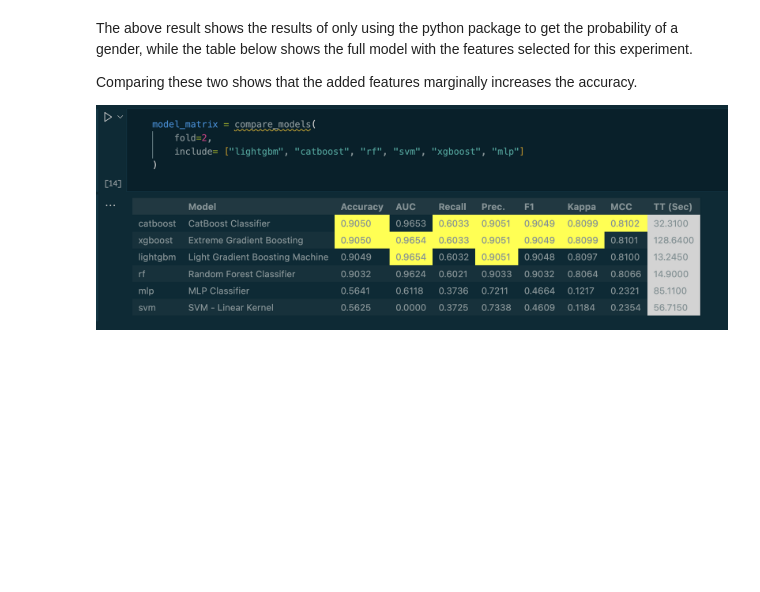
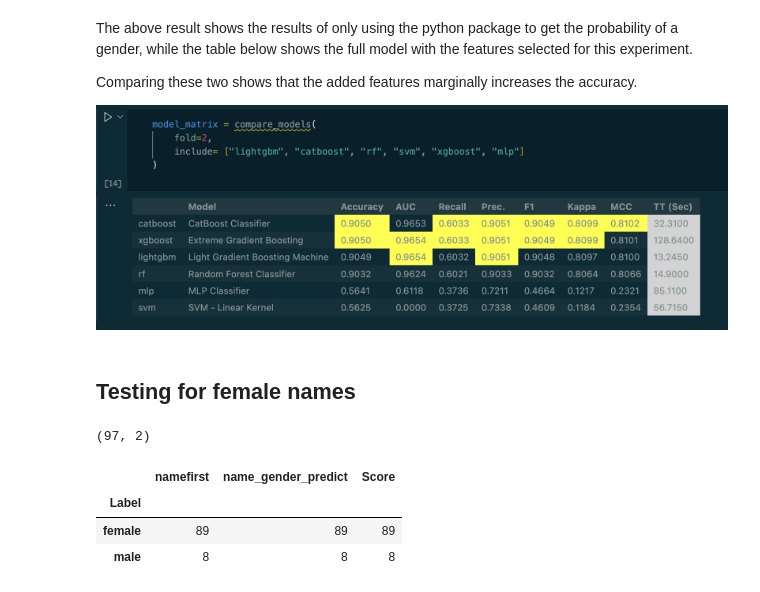
Before and after one commit to ryankazmerik/data-sci, a Jupyter notebook: experiments/G2 Experiment/G2 Experiment.ipynb, the cells around one changed output. Cells and saved outputs as stored; diff of their text form; code cells hidden in the pictures; blank space fills up the shorter version.

```diff
--- a/experiments/G2 Experiment/G2 Experiment.ipynb
+++ b/experiments/G2 Experiment/G2 Experiment.ipynb
@@ -377,0 +386,2 @@ Comparing these two shows that the added features marginally increases the accur
+# %% [markdown]
+## Testing for female names
@@ -377,0 +390,4 @@ Comparing these two shows that the added features marginally increases the accur
+# %%
+female_df.shape
+# %% [output]
+(97, 2)
@@ -377,0 +398,7 @@ Comparing these two shows that the added features marginally increases the accur
+# %%
+name_results.groupby("Label").count()
+# %% [output]
+|  | namefirst | name_gender_predict | Score |
+| Label |  |  |  |
+| female | 89 | 89 | 89 |
+| male | 8 | 8 | 8 |
```
Also changed, not shown: parts of 12 cells of this notebook.
